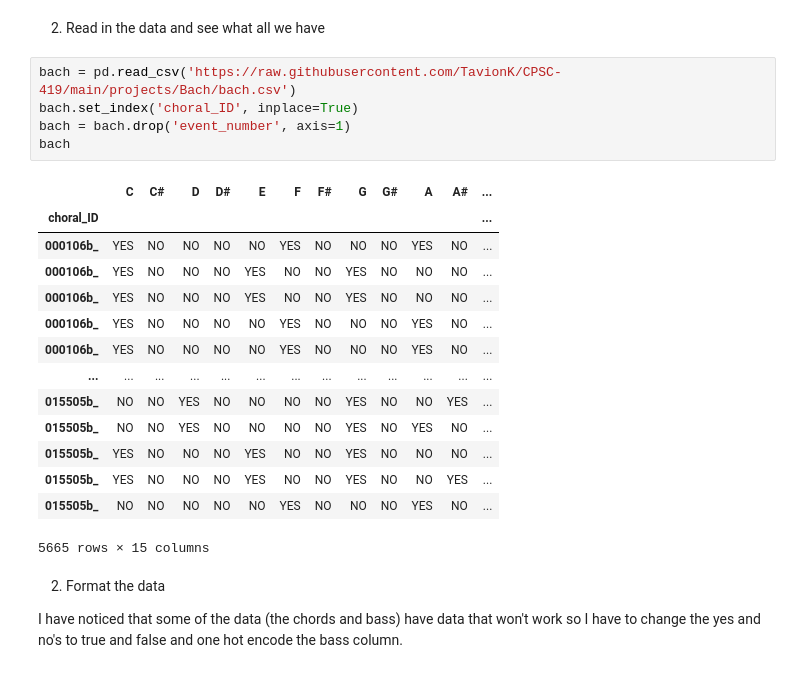
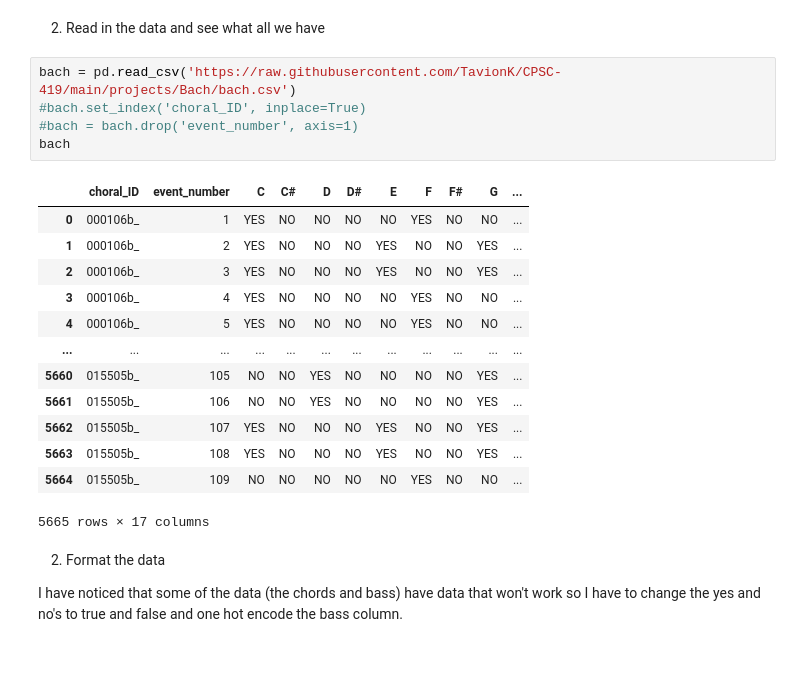
Before and after one commit to TavionK/CPSC-419, a Jupyter notebook: projects/Bach/Bach.ipynb, the cells around one changed output. Drawn from its saved outputs; the diff is of its cells as text.

```diff
--- a/projects/Bach/Bach.ipynb
+++ b/projects/Bach/Bach.ipynb
@@ -16,24 +16,23 @@ from sklearn.metrics import accuracy_score
 2) Read in the data and see what all we have
 # %%
 bach = pd.read_csv('https://raw.githubusercontent.com/TavionK/CPSC-419/main/projects/Bach/bach.csv')
-bach.set_index('choral_ID', inplace=True)
-bach = bach.drop('event_number', axis=1)
+#bach.set_index('choral_ID', inplace=True)
+#bach = bach.drop('event_number', axis=1)
 bach
 # %% [output]
-|  | C | C# | D | D# | E | F | F# | G | G# | A | A# | ... |
-| choral_ID |  |  |  |  |  |  |  |  |  |  |  | ... |
-| 000106b_ | YES | NO | NO | NO | NO | YES | NO | NO | NO | YES | NO | ... |
-| 000106b_ | YES | NO | NO | NO | YES | NO | NO | YES | NO | NO | NO | ... |
-| 000106b_ | YES | NO | NO | NO | YES | NO | NO | YES | NO | NO | NO | ... |
-| 000106b_ | YES | NO | NO | NO | NO | YES | NO | NO | NO | YES | NO | ... |
-| 000106b_ | YES | NO | NO | NO | NO | YES | NO | NO | NO | YES | NO | ... |
-| ... | ... | ... | ... | ... | ... | ... | ... | ... | ... | ... | ... | ... |
-| 015505b_ | NO | NO | YES | NO | NO | NO | NO | YES | NO | NO | YES | ... |
-| 015505b_ | NO | NO | YES | NO | NO | NO | NO | YES | NO | YES | NO | ... |
-| 015505b_ | YES | NO | NO | NO | YES | NO | NO | YES | NO | NO | NO | ... |
-| 015505b_ | YES | NO | NO | NO | YES | NO | NO | YES | NO | NO | YES | ... |
-| 015505b_ | NO | NO | NO | NO | NO | YES | NO | NO | NO | YES | NO | ... |
+|  | choral_ID | event_number | C | C# | D | D# | E | F | F# | G | ... |
+| 0 | 000106b_ | 1 | YES | NO | NO | NO | NO | YES | NO | NO | ... |
+| 1 | 000106b_ | 2 | YES | NO | NO | NO | YES | NO | NO | YES | ... |
+| 2 | 000106b_ | 3 | YES | NO | NO | NO | YES | NO | NO | YES | ... |
+| 3 | 000106b_ | 4 | YES | NO | NO | NO | NO | YES | NO | NO | ... |
+| 4 | 000106b_ | 5 | YES | NO | NO | NO | NO | YES | NO | NO | ... |
+| ... | ... | ... | ... | ... | ... | ... | ... | ... | ... | ... | ... |
+| 5660 | 015505b_ | 105 | NO | NO | YES | NO | NO | NO | NO | YES | ... |
+| 5661 | 015505b_ | 106 | NO | NO | YES | NO | NO | NO | NO | YES | ... |
+| 5662 | 015505b_ | 107 | YES | NO | NO | NO | YES | NO | NO | YES | ... |
+| 5663 | 015505b_ | 108 | YES | NO | NO | NO | YES | NO | NO | YES | ... |
+| 5664 | 015505b_ | 109 | NO | NO | NO | NO | NO | YES | NO | NO | ... |
-5665 rows × 15 columns
+5665 rows × 17 columns
 # %% [markdown]
 2) Format the data
 
```
Also changed, not shown: parts of 12 cells of this notebook.
